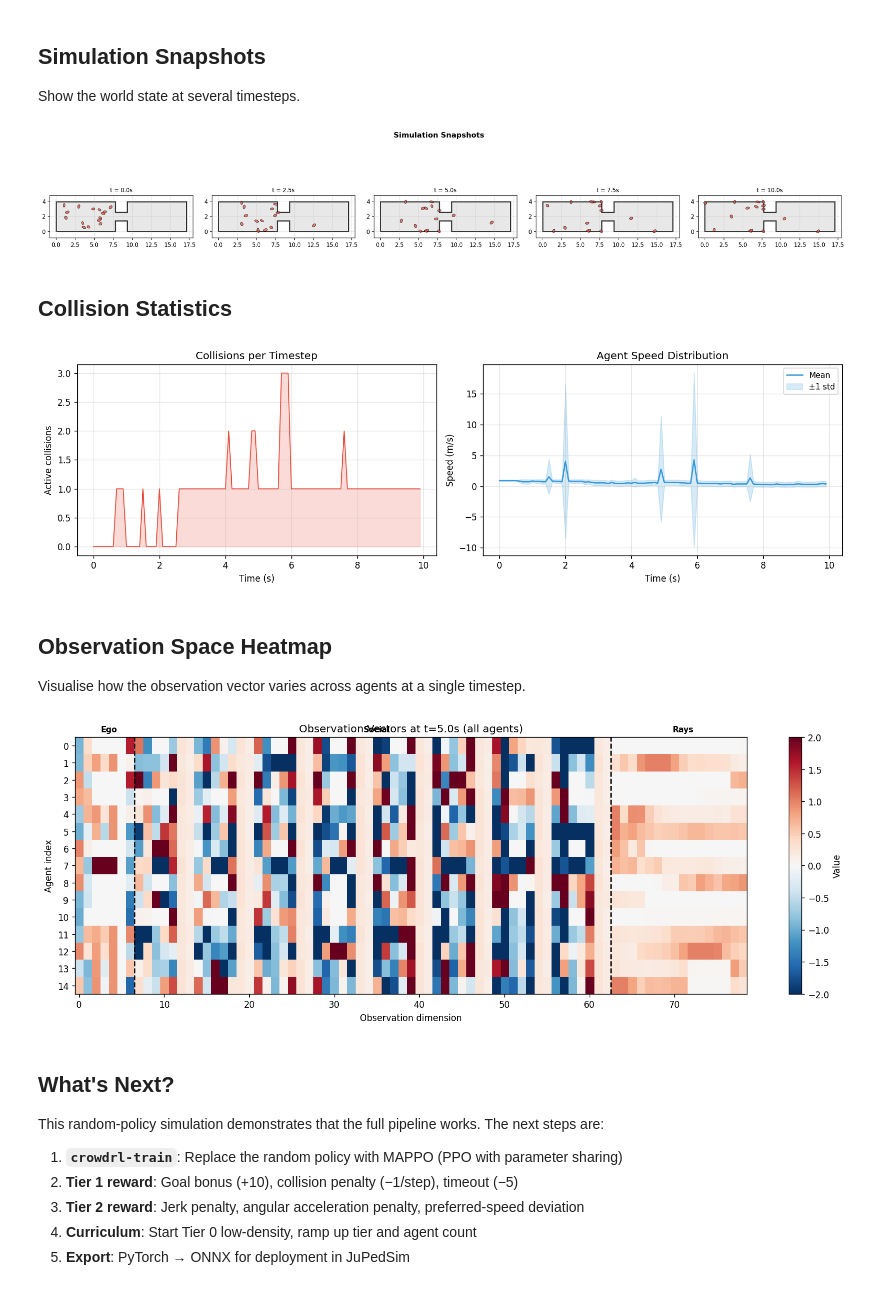
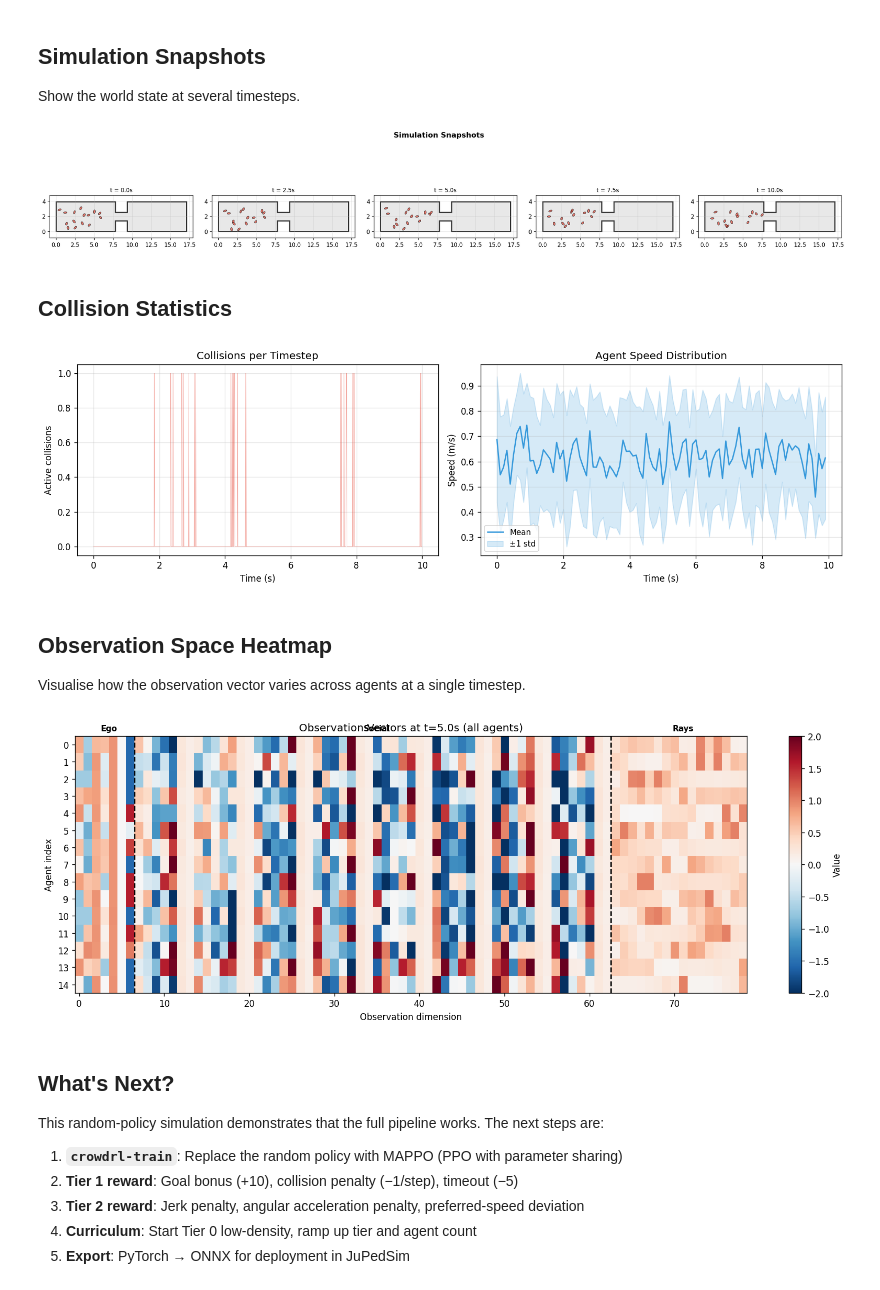
Before and after one commit to FabianPlum/CrowdRL, a Jupyter notebook: examples/03_mini_simulation.ipynb, the cells around one changed output. Saved outputs shown, nothing was run; the diff lists cells and outputs as text; code cells hidden in the pictures.

Commit message:
Update mini simulation with body-aware spawning and wall enforcement
Co-Authored-By: Claude Opus 4.6 <noreply@anthropic.com>

```diff
--- a/examples/03_mini_simulation.ipynb
+++ b/examples/03_mini_simulation.ipynb
@@ -85,8 +94,9 @@ loop and records trajectories for visualisation.
 # %%
 obs_config = ObsConfig()
 action_config = ActionConfig(max_speed=1.2, max_heading_change=np.pi / 6)
-dt = 0.1
-n_steps = 100
+dt = 0.01  # 10ms steps (JuPedSim uses ~1ms; 10ms is a good balance)
+n_steps = 1000  # 1000 × 0.01 = 10s total
+obs_interval = 10  # build observations every 10 steps (every 0.1s)
 
 # Record trajectory history
 trajectory = np.zeros((n_steps + 1, n_agents, 2))
@@ -96,19 +106,19 @@ obs_history = []
 collision_counts = []
 
 for step in range(n_steps):
-    # 1. Observe
-    obs = build_observations_batch(world, obs_config)
-    obs_history.append(obs)
+    # 1. Observe (every obs_interval steps — observations are expensive)
+    if step % obs_interval == 0:
+        obs = build_observations_batch(world, obs_config)
+        obs_history.append(obs)
 
-    # 2. Act (random policy — will be replaced by trained MAPPO)
-    raw_actions = rng.uniform(-1, 1, (n_agents, 4))
-    # Bias actions toward goal (crude heuristic to make motion interesting)
-    goal_dirs = world.goal_positions - world.positions
-    goal_angles = np.arctan2(goal_dirs[:, 1], goal_dirs[:, 0])
-    heading_errors = goal_angles - world.torso_orientations
-    heading_errors = (heading_errors + np.pi) % (2 * np.pi) - np.pi
-    raw_actions[:, 0] = 0.5  # moderate speed
-    raw_actions[:, 1] = np.clip(heading_errors / action_config.max_heading_change, -1, 1) * 0.7 + raw_actions[:, 1] * 0.3
+        # 2. Act (random policy — recompute actions at observation rate)
+        raw_actions = rng.uniform(-1, 1, (n_agents, 4))
+        goal_dirs = world.goal_positions - world.positions
+        goal_angles = np.arctan2(goal_dirs[:, 1], goal_dirs[:, 0])
+        heading_errors = goal_angles - world.torso_orientations
+        heading_errors = (heading_errors + np.pi) % (2 * np.pi) - np.pi
+        raw_actions[:, 0] = 0.5  # moderate speed
+        raw_actions[:, 1] = np.clip(heading_errors / action_config.max_heading_change, -1, 1) * 0.7 + raw_actions[:, 1] * 0.3
 
     # 3. Interpret actions
     results = interpret_actions_batch(
@@ -119,23 +129,20 @@ for step in range(n_steps):
         action_config,
     )
 
-    # 4. Contact forces
+    # 4. Contact forces (agent-agent spring-damper + exponential wall repulsion)
     forces = compute_contact_forces(world)
     collisions = detect_collisions(world)
     collision_counts.append(len(collisions))
 
-    # 5. Integrate
+    # 5. Integrate (Euler)
     for i, r in enumerate(results):
         world.velocities[i] = r.desired_velocity + forces[i] * dt
         world.positions[i] += world.velocities[i] * dt
         world.torso_orientations[i] = r.new_torso_orientation
         world.head_orientations[i] = r.new_head_orientation
 
-    # Clamp agents inside polygon (simple boundary enforcement)
-    for i in range(n_agents):
-        if not polygon.contains(Point(world.positions[i])):
-            world.positions[i] = trajectory[step, i]  # revert
-            world.velocities[i] = np.zeros(2)
+    # 6. Hard wall constraint (polygon-based, handles crossed walls correctly)
+    enforce_wall_boundaries(world)
 
     trajectory[step + 1] = world.positions.copy()
 
@@ -175,7 +182,7 @@ plt.show()
 
 Show the world state at several timesteps.
 # %%
-snapshot_steps = [0, 25, 50, 75, 100]
+snapshot_steps = [0, n_steps // 4, n_steps // 2, 3 * n_steps // 4, n_steps]
 
 fig, axes = plt.subplots(1, len(snapshot_steps), figsize=(20, 4))
 
@@ -200,30 +207,30 @@ fig.suptitle("Simulation Snapshots", fontsize=13, fontweight="bold")
 plt.tight_layout()
 plt.show()
 # %% [output]
-[figure, old version]
+[figure, new version]
 # %% [markdown]
 ## Collision Statistics
 # %%
 fig, axes = plt.subplots(1, 2, figsize=(13, 4))
 
 # Collisions over time
-axes[0].plot(np.arange(n_steps) * dt, collision_counts, color="#e74c3c", linewidth=1.0)
-axes[0].fill_between(np.arange(n_steps) * dt, collision_counts, alpha=0.2, color="#e74c3c")
+axes[0].plot(np.arange(n_steps) * dt, collision_counts, color="#e74c3c", linewidth=0.5, alpha=0.5)
 axes[0].set_xlabel("Time (s)")
 axes[0].set_ylabel("Active collisions")
 axes[0].set_title("Collisions per Timestep")
 axes[0].grid(True, alpha=0.3)
 
-# Agent speeds over time
-speeds = np.zeros((n_steps, n_agents))
-for t in range(n_steps):
+# Agent speeds over time (subsample for readability)
+subsample = max(1, n_steps // 100)
+speeds = np.zeros((n_steps // subsample, n_agents))
+for idx, t in enumerate(range(0, n_steps, subsample)):
     for i in range(n_agents):
-        displacement = trajectory[t + 1, i] - trajectory[t, i]
-        speeds[t, i] = np.linalg.norm(displacement) / dt
+        displacement = trajectory[t + subsample, i] - trajectory[t, i]
+        speeds[idx, i] = np.linalg.norm(displacement) / (dt * subsample)
 
 mean_speed = speeds.mean(axis=1)
 std_speed = speeds.std(axis=1)
-time = np.arange(n_steps) * dt
+time = np.arange(0, n_steps, subsample) * dt
 
 axes[1].plot(time, mean_speed, color="#3498db", linewidth=1.5, label="Mean")
 axes[1].fill_between(time, mean_speed - std_speed, mean_speed + std_speed,
@@ -237,39 +244,39 @@ axes[1].grid(True, alpha=0.3)
 plt.tight_layout()
 plt.show()
 # %% [output]
-[figure, old version]
+[figure, new version]
 # %% [markdown]
 ## Observation Space Heatmap
 
 Visualise how the observation vector varies across agents at a single timestep.
 # %%
-obs_snapshot = obs_history[50]  # Middle of simulation
+obs_snapshot = obs_history[len(obs_history) // 2]  # Middle of simulation
 
 fig, ax = plt.subplots(figsize=(14, 5))
 im = ax.imshow(obs_snapshot, aspect="auto", cmap="RdBu_r", vmin=-2, vmax=2)
 
 # Component boundaries
 ego_end = 7
 social_end = ego_end + obs_config.k_neighbours * 7
 
 for boundary in [ego_end, social_end]:
     ax.axvline(boundary - 0.5, color="black", linewidth=1.5, linestyle="--")
 
 ax.set_xlabel("Observation dimension")
 ax.set_ylabel("Agent index")
-ax.set_title("Observation Vectors at t=5.0s (all agents)")
+ax.set_title(f"Observation Vectors at t={len(obs_history) // 2 * obs_interval * dt:.1f}s (all agents)")
 ax.set_yticks(range(n_agents))
 
 # Labels
 ax.text(ego_end / 2, -0.8, "Ego", ha="center", fontsize=9, fontweight="bold")
 ax.text((ego_end + social_end) / 2, -0.8, "Social", ha="center", fontsize=9, fontweight="bold")
 ax.text((social_end + obs_config.obs_dim) / 2, -0.8, "Rays", ha="center", fontsize=9, fontweight="bold")
 
 plt.colorbar(im, ax=ax, label="Value")
 plt.tight_layout()
 plt.show()
 # %% [output]
-[figure, old version]
+[figure, new version]
 # %% [markdown]
 ## What's Next?
 
```
Also changed, not shown: parts of 5 cells of this notebook.
